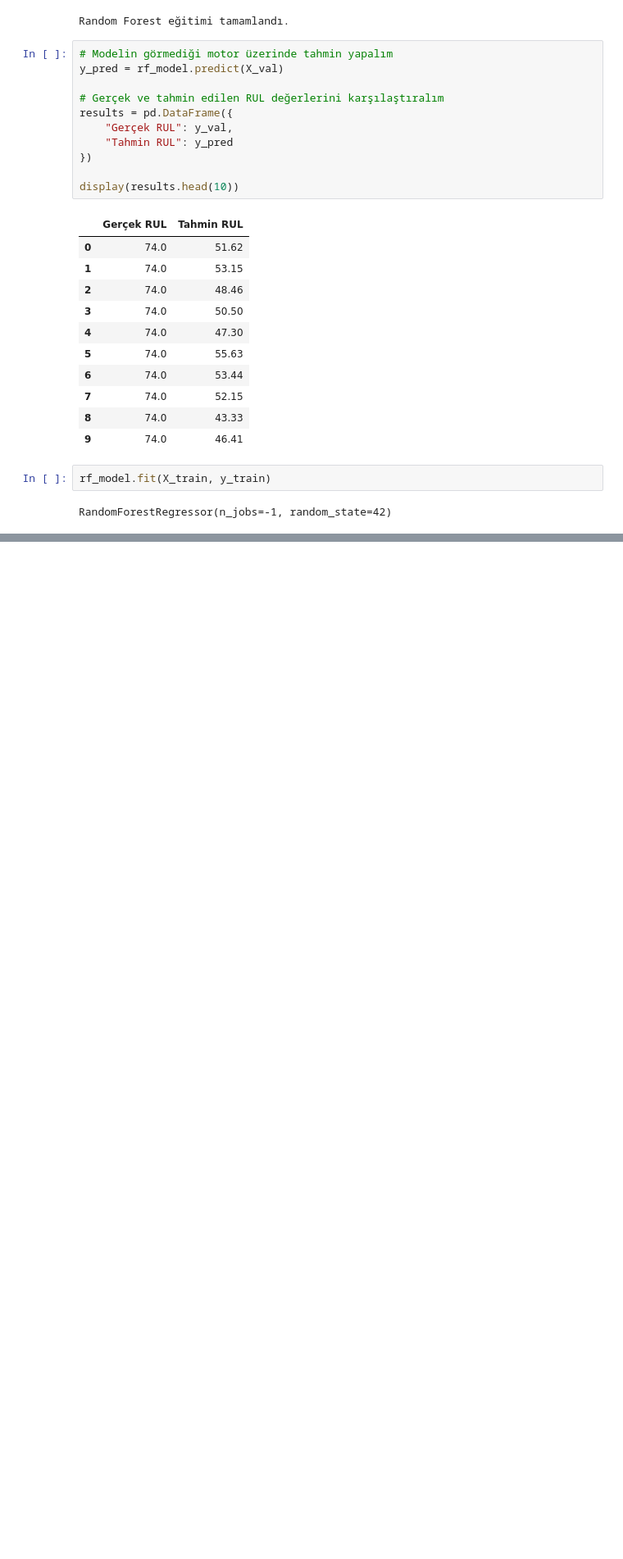
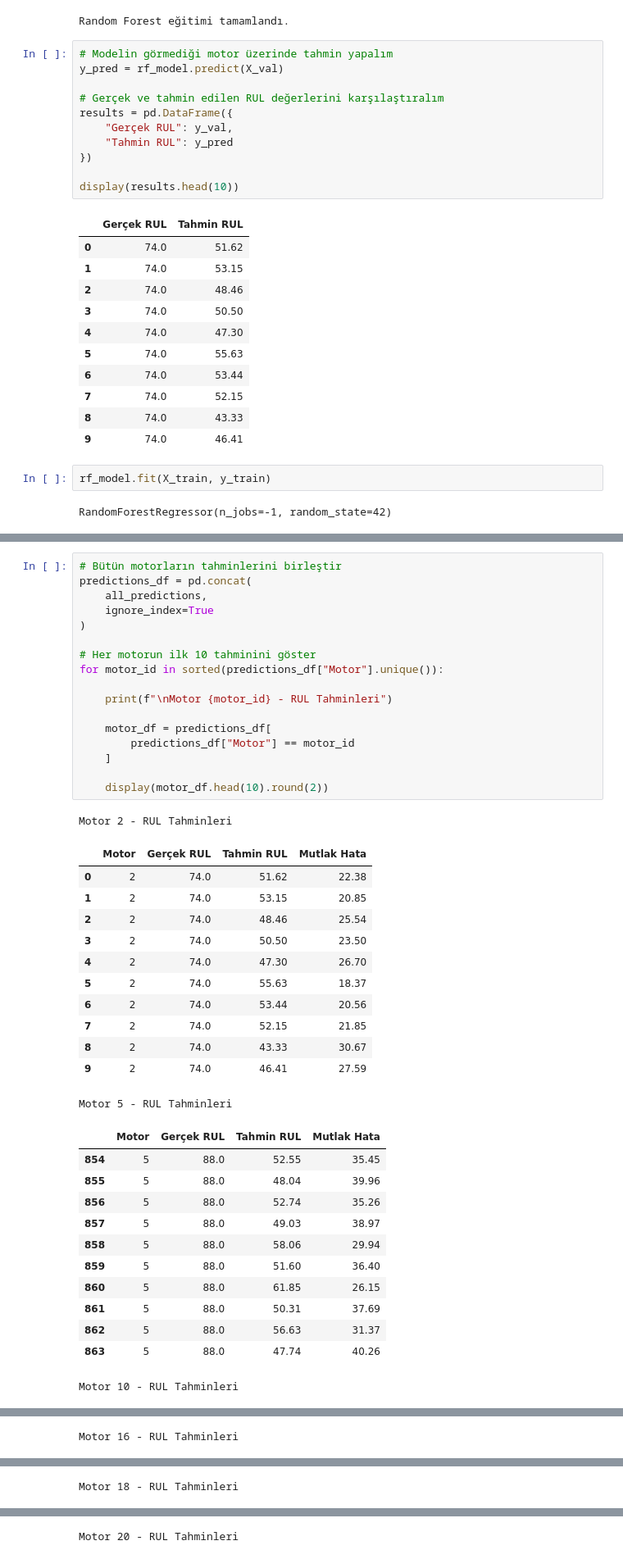
Before and after one commit to ilkinsoydas/End-to-End-PdM-Pipeline, a Jupyter notebook: n_cmapss/models/Random_Forest.ipynb, the cells around one changed output, grey strips where cells are left out. Shown at 82% size. Drawn from its saved outputs; the diff is of its cells as text; blank space fills up the shorter version.

```diff
--- a/n_cmapss/models/Random_Forest.ipynb
+++ b/n_cmapss/models/Random_Forest.ipynb
@@ -559,0 +726,43 @@ RandomForestRegressor(n_jobs=-1, random_state=42)
+# %%
+# Bütün motorların tahminlerini birleştir
+predictions_df = pd.concat(
+    all_predictions,
+    ignore_index=True
+)
+
+# Her motorun ilk 10 tahminini göster
+for motor_id in sorted(predictions_df["Motor"].unique()):
+
+    print(f"\nMotor {motor_id} - RUL Tahminleri")
+
+    motor_df = predictions_df[
+        predictions_df["Motor"] == motor_id
+    ]
+
+    display(motor_df.head(10).round(2))
+# %% [output]
+Motor 2 - RUL Tahminleri
+|  | Motor | Gerçek RUL | Tahmin RUL | Mutlak Hata |
+| 0 | 2 | 74.0 | 51.62 | 22.38 |
+| 1 | 2 | 74.0 | 53.15 | 20.85 |
+| 2 | 2 | 74.0 | 48.46 | 25.54 |
+| 3 | 2 | 74.0 | 50.50 | 23.50 |
+| 4 | 2 | 74.0 | 47.30 | 26.70 |
+| 5 | 2 | 74.0 | 55.63 | 18.37 |
+| 6 | 2 | 74.0 | 53.44 | 20.56 |
+| 7 | 2 | 74.0 | 52.15 | 21.85 |
+| 8 | 2 | 74.0 | 43.33 | 30.67 |
+| 9 | 2 | 74.0 | 46.41 | 27.59 |
+Motor 5 - RUL Tahminleri
+|  | Motor | Gerçek RUL | Tahmin RUL | Mutlak Hata |
+| 854 | 5 | 88.0 | 52.55 | 35.45 |
+| 855 | 5 | 88.0 | 48.04 | 39.96 |
+| 856 | 5 | 88.0 | 52.74 | 35.26 |
+| 857 | 5 | 88.0 | 49.03 | 38.97 |
+| 858 | 5 | 88.0 | 58.06 | 29.94 |
+| 859 | 5 | 88.0 | 51.60 | 36.40 |
+| 860 | 5 | 88.0 | 61.85 | 26.15 |
+| 861 | 5 | 88.0 | 50.31 | 37.69 |
+| 862 | 5 | 88.0 | 56.63 | 31.37 |
+| 863 | 5 | 88.0 | 47.74 | 40.26 |
+Motor 10 - RUL Tahminleri
@@ -559,0 +780 @@ RandomForestRegressor(n_jobs=-1, random_state=42)
+Motor 16 - RUL Tahminleri
@@ -559,0 +792 @@ RandomForestRegressor(n_jobs=-1, random_state=42)
+Motor 18 - RUL Tahminleri
@@ -559,0 +804 @@ RandomForestRegressor(n_jobs=-1, random_state=42)
+Motor 20 - RUL Tahminleri
```
Also changed, not shown: parts of 8 cells of this notebook, 2 other files.
